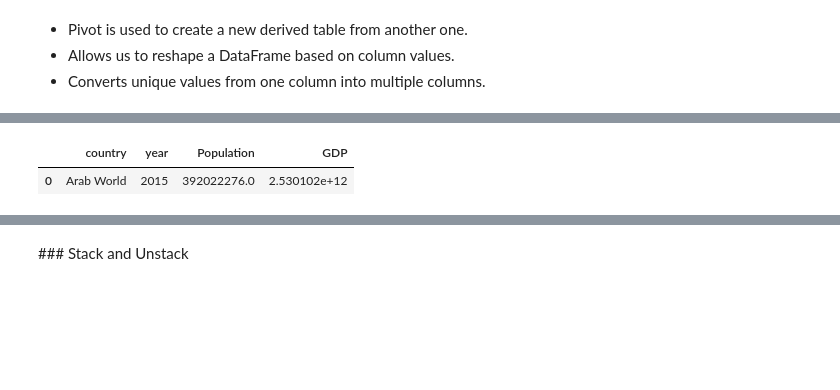
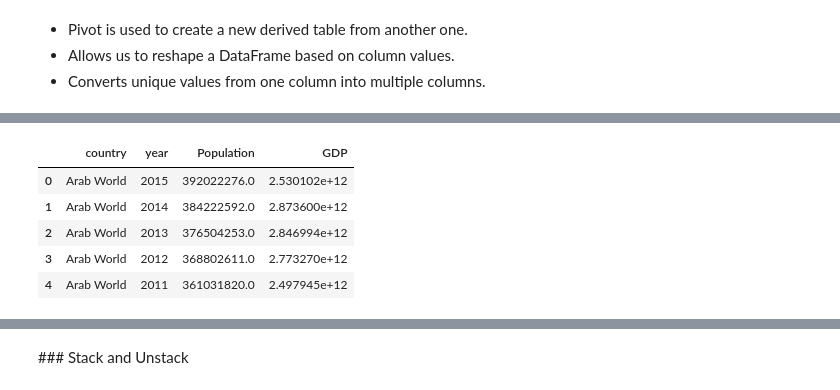
Before and after one commit to samyak-anand/DS_2025_ICK, a Jupyter notebook: Classwork/2.3_combining_structuring_data.ipynb, the cells around one changed output, grey strips where cells are left out. Drawn from its saved outputs; the diff is of its cells as text; code cells hidden in the pictures; blank space fills up the shorter version.

```diff
--- a/Classwork/2.3_combining_structuring_data.ipynb
+++ b/Classwork/2.3_combining_structuring_data.ipynb
@@ -298,10 +367,14 @@ import pandas as pd
 url = 'https://raw.githubusercontent.com/data-bootcamp-v4/data/main/worldstats.csv'
 df = pd.read_csv(url)
 # %%
-df.head(1)
+df.head()
 # %% [output]
 |  | country | year | Population | GDP |
 | 0 | Arab World | 2015 | 392022276.0 | 2.530102e+12 |
+| 1 | Arab World | 2014 | 384222592.0 | 2.873600e+12 |
+| 2 | Arab World | 2013 | 376504253.0 | 2.846994e+12 |
+| 3 | Arab World | 2012 | 368802611.0 | 2.773270e+12 |
+| 4 | Arab World | 2011 | 361031820.0 | 2.497945e+12 |
 # %%
 # Pivot the DataFrame to see the GDP based on the country and year
 pivot_df = df.pivot_table(index='country', columns='year', values=['GDP'], aggfunc='sum')
```
Also changed, not shown: parts of 13 cells of this notebook, 8 other files.
